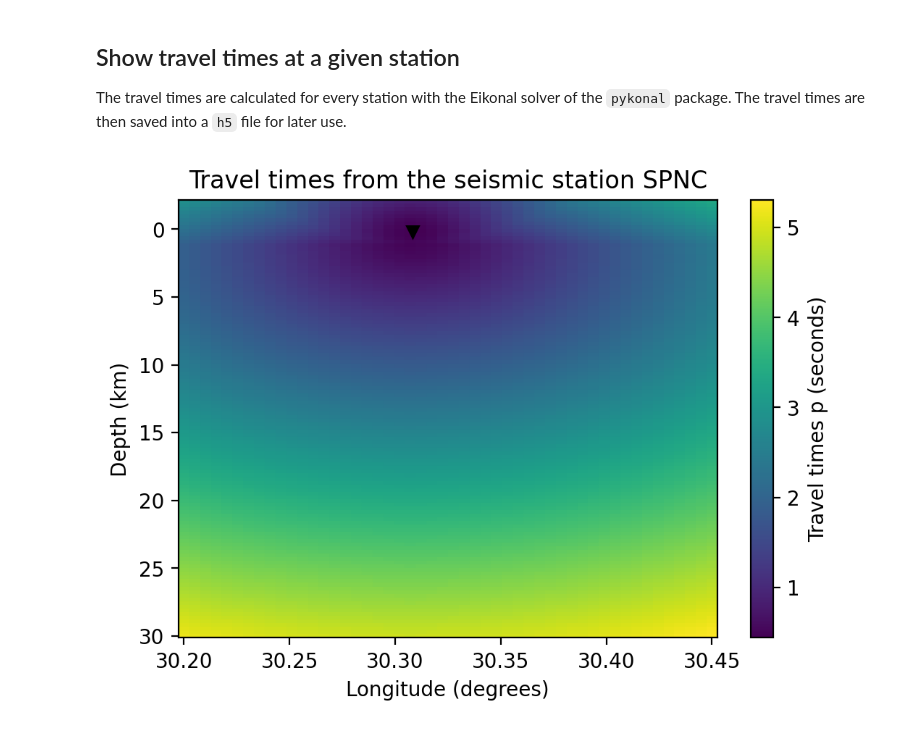
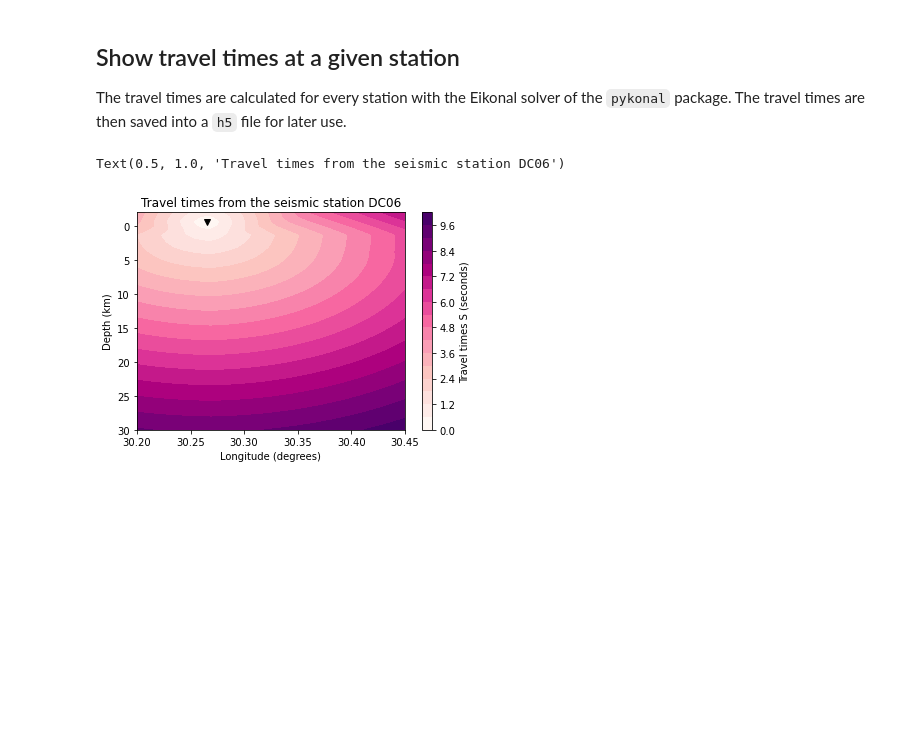
Before and after one commit to ebeauce/beampower, a Jupyter notebook: notebooks/2_travel_times.ipynb, the cells around one changed output. Drawn from its saved outputs; the diff is of its cells as text; code cells hidden in the pictures; blank space fills up the shorter version.

```diff
--- a/notebooks/2_travel_times.ipynb
+++ b/notebooks/2_travel_times.ipynb
@@ -25,7 +25,7 @@ from pykonal.transformations import geo2sph, sph2geo
 We downloaded the velocity model of [Karabulut et al. (2011)](https://www.sciencedirect.com/science/article/pii/S0040195111002903?casa_token=wTzEUe0IdicAAAAA:fYbKmGkHHrQfyLicd0lO4Ai451jT6h_yTF6ZZXrvglpw9rXDTVVzWzIWNQ0aFAFbMJ_pU6I) and accessed with `pandas`. The model is given in meters for the depth and in m/s for the speed values. Everything is converted to km for the later compatibility with `pykonal`.
 # %%
 FILEPATH_VELOCITY = "../data/velocity_model_Karabulut2011.csv"
-USE_COLUMNS = {1: "depth", 2: "p", 4: "s"}
+USE_COLUMNS = {1: "depth", 2: "P", 4: "S"}
 # %%
 # Read velocity model
 velocity_model = pd.read_csv(
@@ -108,19 +92,19 @@ ax.grid()
 
 Because the overall package works in full three-dimensional coordinates, we tile the velocity model into a three-dimensional one. We do that by replicating the 1D along longitude and latitude dimensions with `xarray`.
 # %%
-# Longitude and latitude extents
-longitudes = np.linspace(WEST, EAST, N_LON)
-latitudes = np.linspace(SOUTH, NORTH, N_LAT)
-
 # Append as xarray
 velocities = velocity_model_interp.to_xarray()
+
+# Add longitudes and latitude dimensions
 spatial_extension = {"latitude": latitudes, "longitude": longitudes}
 velocities = velocities.assign_coords(spatial_extension)
 
-# Tile velocity
+# Tile velocity along new dimensions
 for phase in velocities.var():
-    v = np.expand_dims(velocities[phase], axis=[1, 2])
-    velocities[phase] = velocities.dims, np.tile(v, [N_LAT, N_LON])
+    velocity = velocities[phase]
+    velocity = np.broadcast_to(velocity, (N_LON, N_LAT, N_DEPTH))
+    velocity = velocity.transpose(-1, 1, 0)
+    velocities[phase] = velocities.dims, velocity
 
 # Show table
 velocities
@@ -164,8 +148,9 @@ for index, header in enumerate(headers):
     network["station"].iloc[index] = header.stats.station
     network["latitude"].iloc[index] = coordinates["latitude"]
     network["longitude"].iloc[index] = coordinates["longitude"]
-    network["depth"].iloc[index] = coordinates["elevation"] * 1e-3
+    network["depth"].iloc[index] = -coordinates["elevation"] * 1e-3
 
+# Show it
 network
 # %% [output]
 |  | seed_id | station | longitude | latitude | depth |
@@ -280,32 +267,32 @@ Data variables:
 The travel times are calculated for every station with the Eikonal solver of the `pykonal` package. The travel times are then saved into a `h5` file for later use.
 # %%
 CONTOUR_LEVELS = 20
-SEISMIC_PHASE = "p"
-STATION_ID = 7
+SEISMIC_PHASE = "S"
+STATION_ID = 0
 station = network.iloc[STATION_ID]
 
 # Show
-fig, ax = plt.subplots()
 latitude_id = np.abs(travel_times.latitude - station.latitude).argmin()
 time_delays = travel_times[SEISMIC_PHASE].isel(
     station=STATION_ID, latitude=latitude_id
 )
-img = time_delays.plot.imshow(ax=ax, add_colorbar=False, zorder=0)
+img = time_delays.plot.contourf(
+    add_colorbar=False, cmap="RdPu", levels=CONTOUR_LEVELS
+)
 
 # Colorbar
 cb = plt.colorbar(img)
 cb.set_label(f"Travel times {SEISMIC_PHASE} (seconds)")
 
 # Station
-ax.plot(station.longitude, station.depth, "kv")
+plt.plot(station.longitude, station.depth, "kv")
 
 # Labels
+ax = plt.gca()
 ax.invert_yaxis()
 ax.set_xlabel("Longitude (degrees)")
 ax.set_ylabel("Depth (km)")
 ax.set_title(f"Travel times from the seismic station {station.station}")
-
-# For rasters display resolution
-fig.set_dpi(200)
 # %% [output]
+Text(0.5, 1.0, 'Travel times from the seismic station DC06')
-[figure, old version]
+[figure, new version]
```
Also changed, not shown: parts of 10 cells of this notebook, 1 other file.
